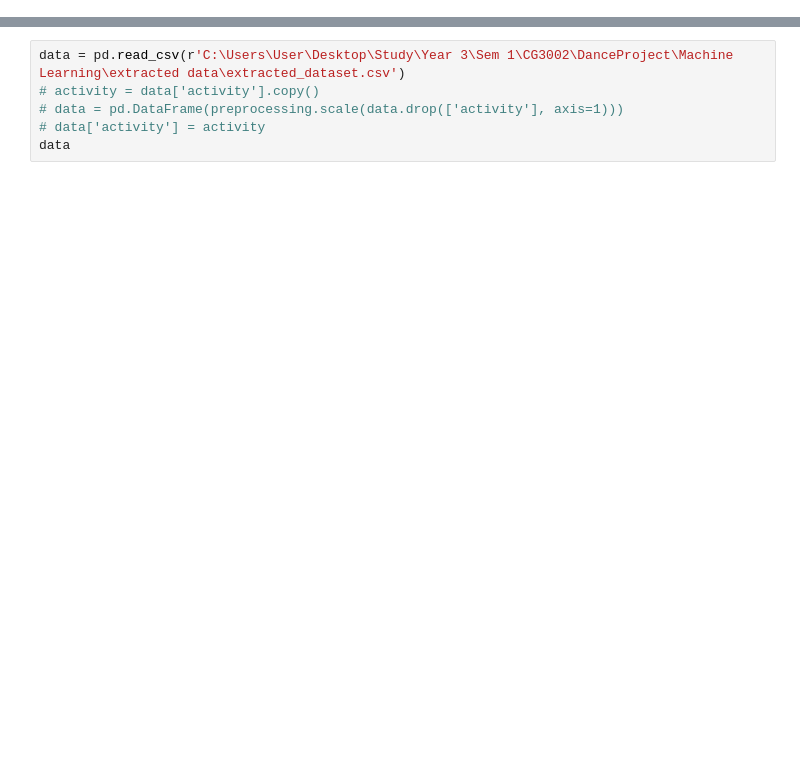
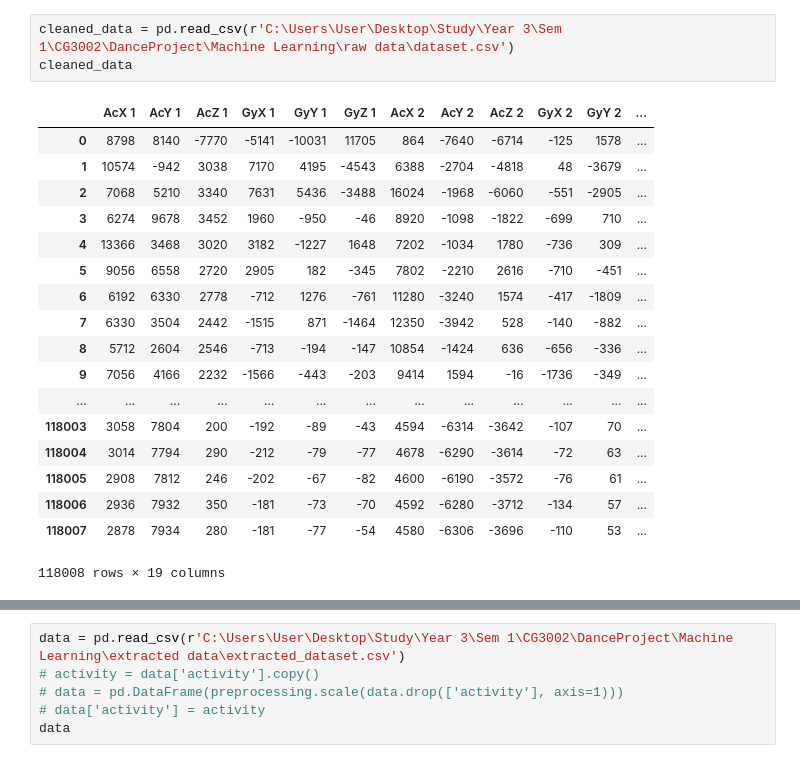
Before and after one commit to tby1994/dance, a Jupyter notebook: Machine Learning/data processing/DataProcessing.ipynb, the cells around one changed output, grey strips where cells are left out. Saved outputs shown, nothing was run; the diff lists cells and outputs as text; blank space fills up the shorter version.

```diff
--- a/Machine Learning/data processing/DataProcessing.ipynb
+++ b/Machine Learning/data processing/DataProcessing.ipynb
@@ -76,3 +79,25 @@ data_processing()
 print('done')
 # %% [output]
 done
+# %%
+cleaned_data = pd.read_csv(r'C:\Users\User\Desktop\Study\Year 3\Sem 1\CG3002\DanceProject\Machine Learning\raw data\dataset.csv')
+cleaned_data
+# %% [output]
+|  | AcX 1 | AcY 1 | AcZ 1 | GyX 1 | GyY 1 | GyZ 1 | AcX 2 | AcY 2 | AcZ 2 | GyX 2 | GyY 2 | ... |
+| 0 | 8798 | 8140 | -7770 | -5141 | -10031 | 11705 | 864 | -7640 | -6714 | -125 | 1578 | ... |
+| 1 | 10574 | -942 | 3038 | 7170 | 4195 | -4543 | 6388 | -2704 | -4818 | 48 | -3679 | ... |
+| 2 | 7068 | 5210 | 3340 | 7631 | 5436 | -3488 | 16024 | -1968 | -6060 | -551 | -2905 | ... |
+| 3 | 6274 | 9678 | 3452 | 1960 | -950 | -46 | 8920 | -1098 | -1822 | -699 | 710 | ... |
+| 4 | 13366 | 3468 | 3020 | 3182 | -1227 | 1648 | 7202 | -1034 | 1780 | -736 | 309 | ... |
+| 5 | 9056 | 6558 | 2720 | 2905 | 182 | -345 | 7802 | -2210 | 2616 | -710 | -451 | ... |
+| 6 | 6192 | 6330 | 2778 | -712 | 1276 | -761 | 11280 | -3240 | 1574 | -417 | -1809 | ... |
+| 7 | 6330 | 3504 | 2442 | -1515 | 871 | -1464 | 12350 | -3942 | 528 | -140 | -882 | ... |
+| 8 | 5712 | 2604 | 2546 | -713 | -194 | -147 | 10854 | -1424 | 636 | -656 | -336 | ... |
+| 9 | 7056 | 4166 | 2232 | -1566 | -443 | -203 | 9414 | 1594 | -16 | -1736 | -349 | ... |
+| ... | ... | ... | ... | ... | ... | ... | ... | ... | ... | ... | ... | ... |
+| 118003 | 3058 | 7804 | 200 | -192 | -89 | -43 | 4594 | -6314 | -3642 | -107 | 70 | ... |
+| 118004 | 3014 | 7794 | 290 | -212 | -79 | -77 | 4678 | -6290 | -3614 | -72 | 63 | ... |
+| 118005 | 2908 | 7812 | 246 | -202 | -67 | -82 | 4600 | -6190 | -3572 | -76 | 61 | ... |
+| 118006 | 2936 | 7932 | 350 | -181 | -73 | -70 | 4592 | -6280 | -3712 | -134 | 57 | ... |
+| 118007 | 2878 | 7934 | 280 | -181 | -77 | -54 | 4580 | -6306 | -3696 | -110 | 53 | ... |
+118008 rows × 19 columns
```
Also changed, not shown: parts of 3 cells of this notebook, 50 other files.
